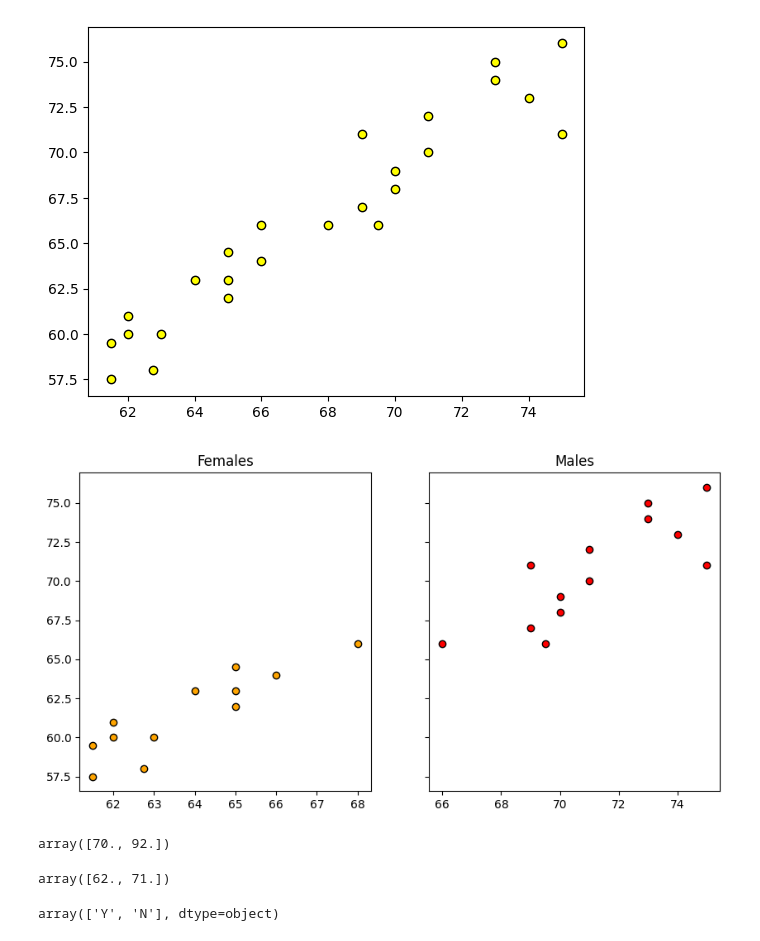
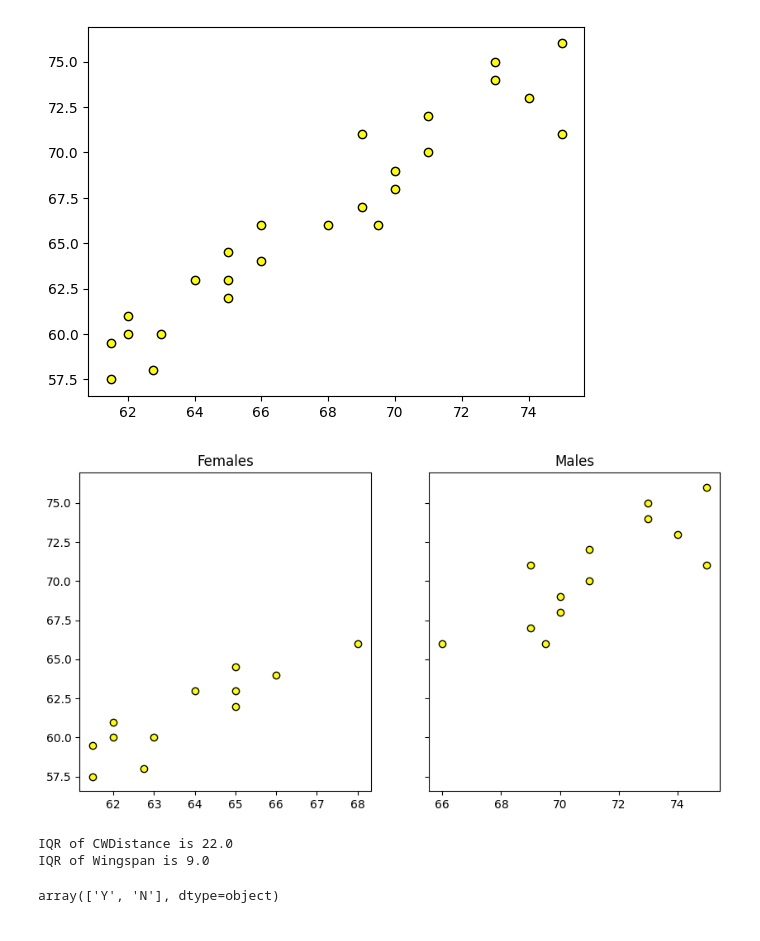
Before and after one commit to anoban/Understanding-and-Visualizing-Data-with-Python, a Jupyter notebook: anoban/Assessment Week 3.ipynb, the cells around one changed output. Drawn from its saved outputs; the diff is of its cells as text; code cells hidden in the pictures.

```diff
--- a/anoban/Assessment Week 3.ipynb
+++ b/anoban/Assessment Week 3.ipynb
@@ -23,28 +25,33 @@ plt.show()
 # %% [output]
 [figure]
 # %%
+# Q2 Is the relationship between ‘Wingspan’ and ‘Height’ linear for each gender?
+
 fig, (axes_0, axes_1) = plt.subplots(ncols = 2, sharey = True)
 fig.set_size_inches(10, 5)
 
 axes_0.plot(cartwheel.loc[cartwheel.Gender == 'F'].Height, cartwheel.loc[cartwheel.Gender == 'F'].Wingspan,
-         linestyle = "none", mfc = "orange", mec = "black", marker = "o")
+         linestyle = "none", mfc = "yellow", mec = "black", marker = "o")
 axes_0.set_title("Females")
 
 axes_1.plot(cartwheel.loc[cartwheel.Gender == 'M'].Height, cartwheel.loc[cartwheel.Gender == 'M'].Wingspan,
-         linestyle = "none", mfc = "red", mec = "black", marker = "o")
+         linestyle = "none", mfc = "yellow", mec = "black", marker = "o")
 axes_1.set_title("Males")
 
 plt.show()
 # %% [output]
-[figure, old version]
+[figure, new version]
 # %%
-np.quantile(cartwheel.CWDistance, q = [.25, .75])
+# Q3 Is the interquartile range of ‘CWDistance’ similar to ‘Wingspan’?
+
+q1q3cwd = np.quantile(cartwheel.CWDistance, q = [.25, .75])
+q1q3wsp = np.quantile(cartwheel.Wingspan, q = [.25, .75])
+
+print(f"IQR of CWDistance is {q1q3cwd[1] - q1q3cwd[0]}")
+print(f"IQR of Wingspan is {q1q3wsp[1] - q1q3wsp[0]}")
 # %% [output]
-array([70., 92.])
+IQR of CWDistance is 22.0
+IQR of Wingspan is 9.0
-# %%
-np.quantile(cartwheel.Wingspan, q = [.25, .75])
-# %% [output]
-array([62., 71.])
 # %%
 cartwheel.Glasses.unique()
 # %% [output]
```
Also changed, not shown: parts of 3 cells of this notebook, 1 other file.
